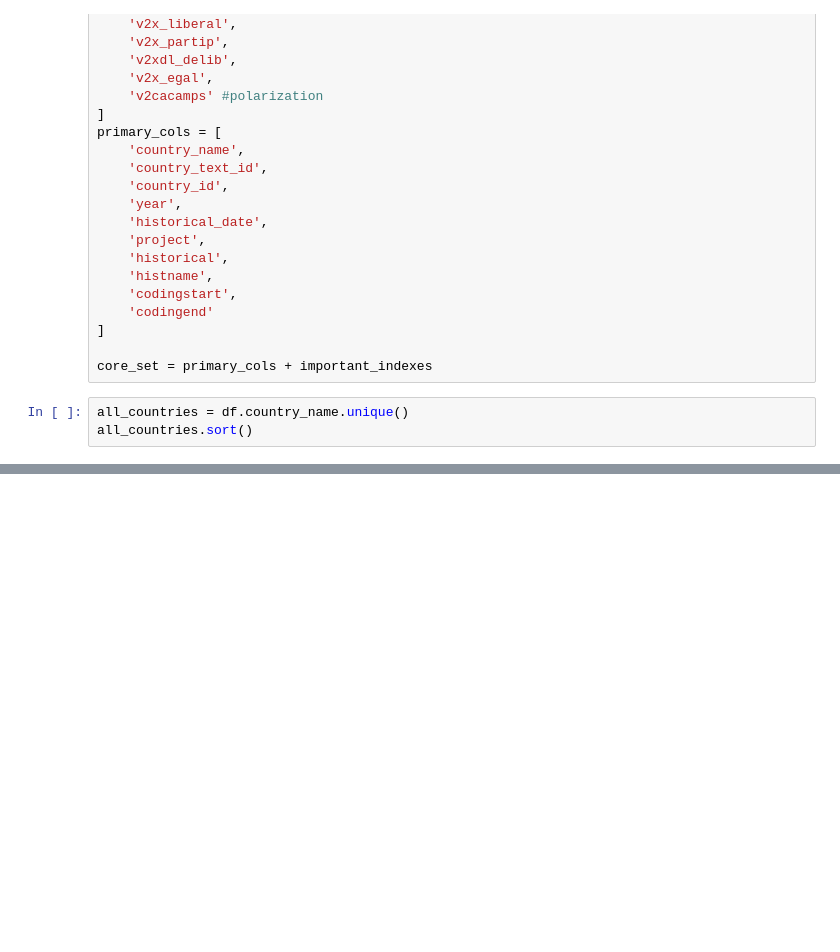
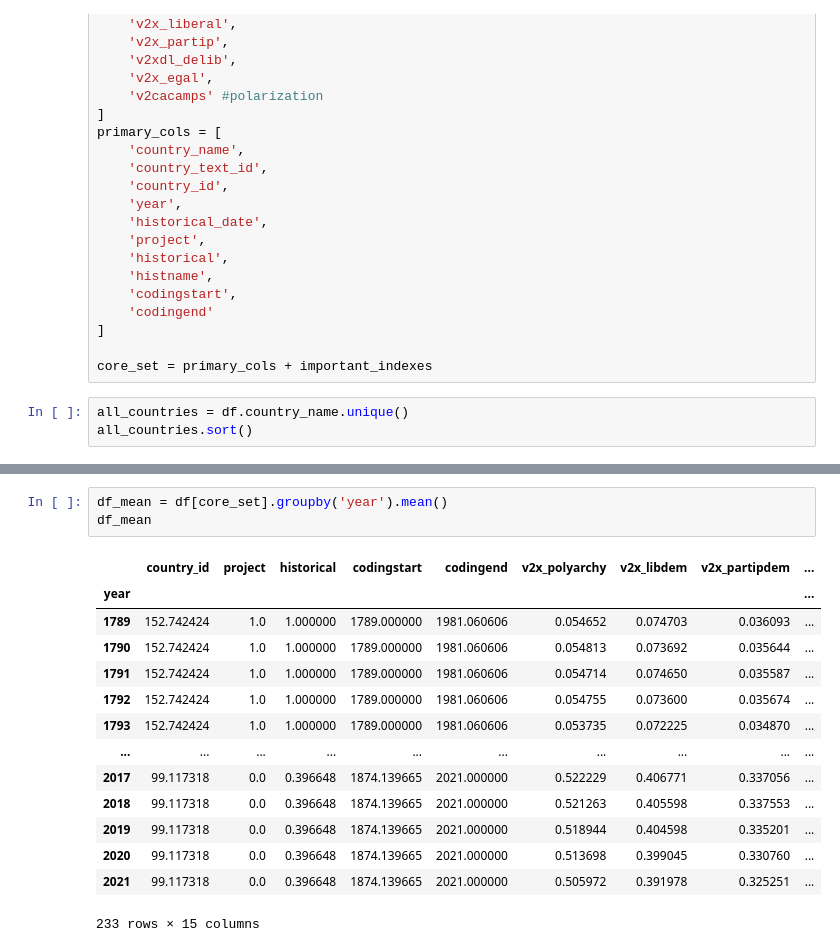
Before and after one commit to jkrauss/democracy, a Jupyter notebook: second_eda.ipynb, the cells around one changed output, grey strips where cells are left out. Saved outputs shown, nothing was run; the diff lists cells and outputs as text; blank space fills up the shorter version.

```diff
--- a/second_eda.ipynb
+++ b/second_eda.ipynb
@@ -106,0 +136,18 @@ Brasil
+# %%
+df_mean = df[core_set].groupby('year').mean()
+df_mean
+# %% [output]
+|  | country_id | project | historical | codingstart | codingend | v2x_polyarchy | v2x_libdem | v2x_partipdem | ... |
+| year |  |  |  |  |  |  |  |  | ... |
+| 1789 | 152.742424 | 1.0 | 1.000000 | 1789.000000 | 1981.060606 | 0.054652 | 0.074703 | 0.036093 | ... |
+| 1790 | 152.742424 | 1.0 | 1.000000 | 1789.000000 | 1981.060606 | 0.054813 | 0.073692 | 0.035644 | ... |
+| 1791 | 152.742424 | 1.0 | 1.000000 | 1789.000000 | 1981.060606 | 0.054714 | 0.074650 | 0.035587 | ... |
+| 1792 | 152.742424 | 1.0 | 1.000000 | 1789.000000 | 1981.060606 | 0.054755 | 0.073600 | 0.035674 | ... |
+| 1793 | 152.742424 | 1.0 | 1.000000 | 1789.000000 | 1981.060606 | 0.053735 | 0.072225 | 0.034870 | ... |
+| ... | ... | ... | ... | ... | ... | ... | ... | ... | ... |
+| 2017 | 99.117318 | 0.0 | 0.396648 | 1874.139665 | 2021.000000 | 0.522229 | 0.406771 | 0.337056 | ... |
+| 2018 | 99.117318 | 0.0 | 0.396648 | 1874.139665 | 2021.000000 | 0.521263 | 0.405598 | 0.337553 | ... |
+| 2019 | 99.117318 | 0.0 | 0.396648 | 1874.139665 | 2021.000000 | 0.518944 | 0.404598 | 0.335201 | ... |
+| 2020 | 99.117318 | 0.0 | 0.396648 | 1874.139665 | 2021.000000 | 0.513698 | 0.399045 | 0.330760 | ... |
+| 2021 | 99.117318 | 0.0 | 0.396648 | 1874.139665 | 2021.000000 | 0.505972 | 0.391978 | 0.325251 | ... |
+233 rows × 15 columns
```
Also changed, not shown: parts of 7 cells of this notebook.
